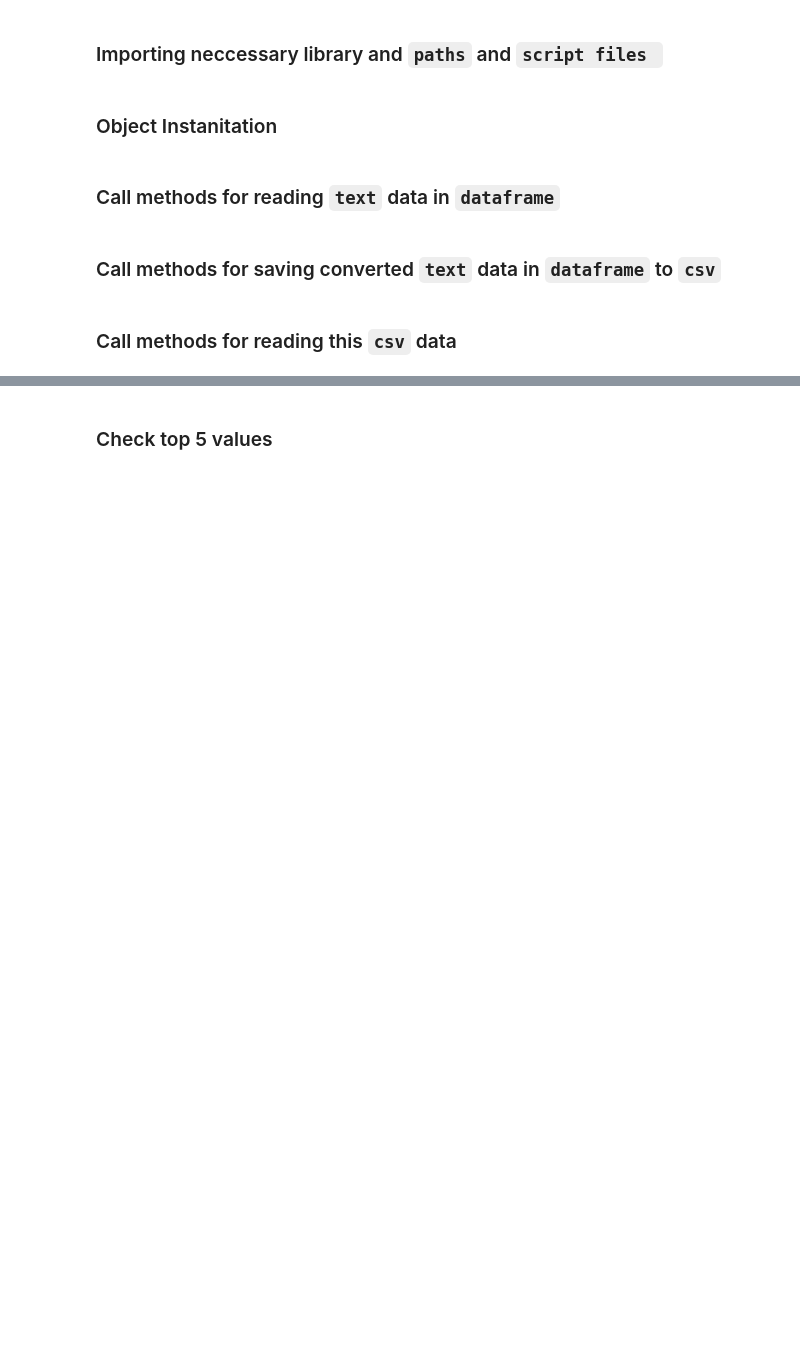
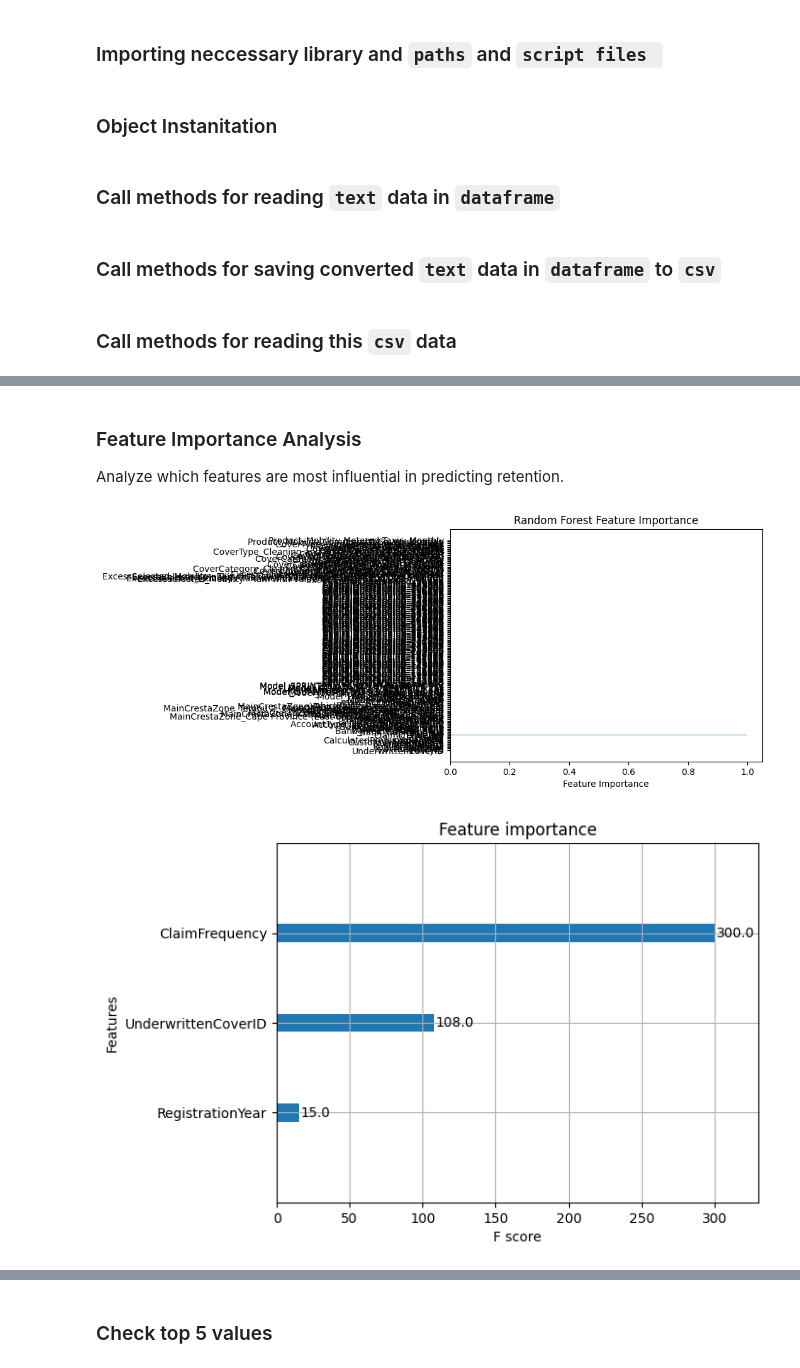
Before and after one commit to amsalugetasew/10_Academy_AI_Mastery_kifiya_Week_3_V1, a Jupyter notebook: notebooks/main.ipynb, the cells around one changed output, grey strips where cells are left out. Drawn from its saved outputs; the diff is of its cells as text; code cells hidden in the pictures; blank space fills up the shorter version.

```diff
--- a/notebooks/main.ipynb
+++ b/notebooks/main.ipynb
@@ -28,0 +493,20 @@ df = data_loader.read_csv_file()
+# %% [markdown]
+### Feature Importance Analysis
+Analyze which features are most influential in predicting retention.
+# %%
+import matplotlib.pyplot as plt
+
+# Random Forest feature importance
+feat_importance_rf = rf_reg.feature_importances_
+feat_names = X_train.columns
+plt.barh(feat_names, feat_importance_rf)
+plt.xlabel('Feature Importance')
+plt.title('Random Forest Feature Importance')
+plt.show()
+
+# XGBoost feature importance
+xgb.plot_importance(xgb_reg, importance_type='weight')
+plt.show()
+# %% [output]
+[figure, added]
+[figure, added]
```
Also changed, not shown: parts of 67 cells of this notebook.
